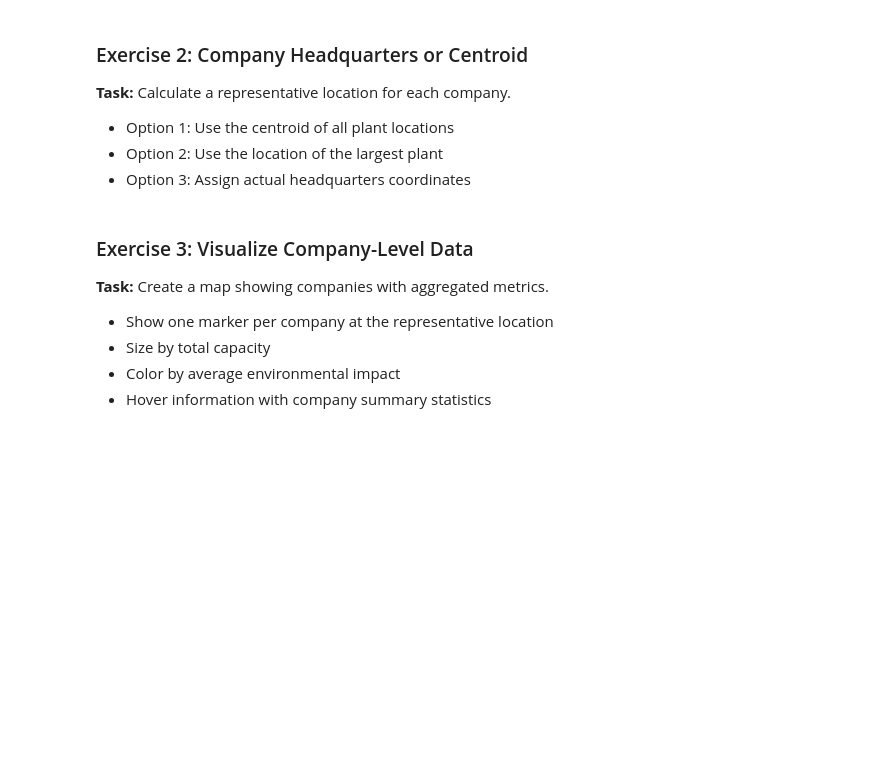
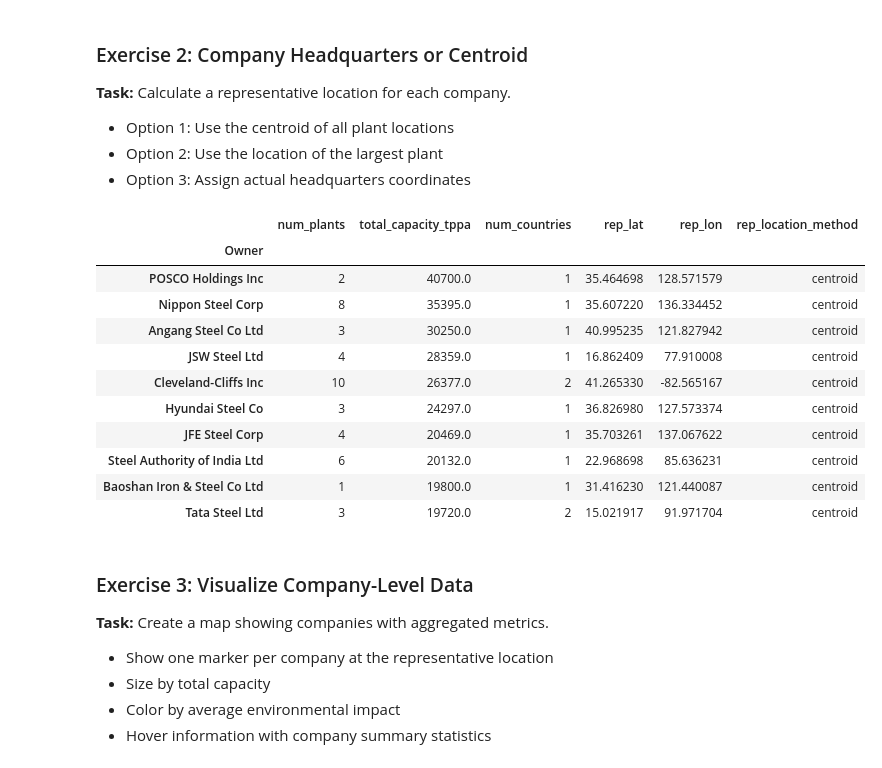
Before and after one commit to Othocs/Research_And_Emerging_topics_Labs, a Jupyter notebook: Lab1/lab_1.ipynb, the cells around one changed output. Cells and saved outputs as stored; diff of their text form; code cells hidden in the pictures; blank space fills up the shorter version.

```diff
--- a/Lab1/lab_1.ipynb
+++ b/Lab1/lab_1.ipynb
@@ -765,3 +830,60 @@ Aggregate data at the company level to analyze corporate footprints.
+# %%
+# Calculate company representative locations
+# We'll compute two options: centroid of plant coordinates and the coords of the largest plant.
+# Use centroid by default; if coordinates missing for a company, fall back to largest-plant coords or leave NaN.
+
+# Prepare a dataframe of plants with coordinates
+plants_coords = df.dropna(subset=['latitude', 'longitude']).copy()
+
+# Centroid per company (mean latitude/longitude)
+centroid = plants_coords.groupby('Owner')[['latitude', 'longitude']].mean().rename(columns={
+    'latitude': 'centroid_lat',
+    'longitude': 'centroid_lon'
+})
+
+# Largest plant coords per company (by capacity)
+plants_with_cap = df.dropna(subset=['Nominal crude steel capacity (ttpa)', 'latitude', 'longitude']).copy()
+largest_idx = plants_with_cap.groupby('Owner')['Nominal crude steel capacity (ttpa)'].idxmax()
+largest = plants_with_cap.loc[largest_idx, ['Owner', 'latitude', 'longitude', 'Plant name (English)', 'Nominal crude steel capacity (ttpa)']].set_index('Owner')
+largest = largest.rename(columns={'latitude': 'largest_lat', 'longitude': 'largest_lon', 'Plant name (English)': 'largest_plant_name', 'Nominal crude steel capacity (ttpa)': 'largest_plant_capacity_tppa'})
+
+# Combine into company_agg (which should exist from previous step)
+company_locations = capacity_by_company.copy()
+company_locations = company_locations.join(centroid, how='left')
+company_locations = company_locations.join(largest[['largest_lat', 'largest_lon', 'largest_plant_name', 'largest_plant_capacity_tppa']], how='left')
+
+# Choose representative location: prefer centroid if available, else largest plant coords
+company_locations['rep_lat'] = company_locations['centroid_lat'].fillna(company_locations['largest_lat'])
+company_locations['rep_lon'] = company_locations['centroid_lon'].fillna(company_locations['largest_lon'])
+
+# Flag which method was used
+def pick_method(row):
+    if pd.notna(row['centroid_lat']) and pd.notna(row['centroid_lon']):
+        return 'centroid'
+    if pd.notna(row['largest_lat']) and pd.notna(row['largest_lon']):
+        return 'largest_plant'
+    return pd.NA
+
+company_locations['rep_location_method'] = company_locations.apply(pick_method, axis=1)
+
+# Display a sample
+display(company_locations[['num_plants', 'total_capacity_tppa', 'num_countries', 'rep_lat', 'rep_lon', 'rep_location_method']].head(10))
+
+# Keep for later cells
+company_aggregations = company_locations.copy()
+# %% [output]
+|  | num_plants | total_capacity_tppa | num_countries | rep_lat | rep_lon | rep_location_method |
+| Owner |  |  |  |  |  |  |
+| POSCO Holdings Inc | 2 | 40700.0 | 1 | 35.464698 | 128.571579 | centroid |
+| Nippon Steel Corp | 8 | 35395.0 | 1 | 35.607220 | 136.334452 | centroid |
+| Angang Steel Co Ltd | 3 | 30250.0 | 1 | 40.995235 | 121.827942 | centroid |
+| JSW Steel Ltd | 4 | 28359.0 | 1 | 16.862409 | 77.910008 | centroid |
+| Cleveland-Cliffs Inc | 10 | 26377.0 | 2 | 41.265330 | -82.565167 | centroid |
+| Hyundai Steel Co | 3 | 24297.0 | 1 | 36.826980 | 127.573374 | centroid |
+| JFE Steel Corp | 4 | 20469.0 | 1 | 35.703261 | 137.067622 | centroid |
+| Steel Authority of India Ltd | 6 | 20132.0 | 1 | 22.968698 | 85.636231 | centroid |
+| Baoshan Iron & Steel Co Ltd | 1 | 19800.0 | 1 | 31.416230 | 121.440087 | centroid |
+| Tata Steel Ltd | 3 | 19720.0 | 2 | 15.021917 | 91.971704 | centroid |
 # %% [markdown]
 ### Exercise 3: Visualize Company-Level Data
 **Task:** Create a map showing companies with aggregated metrics.
```
Also changed, not shown: parts of 9 cells of this notebook, 3 other files.
